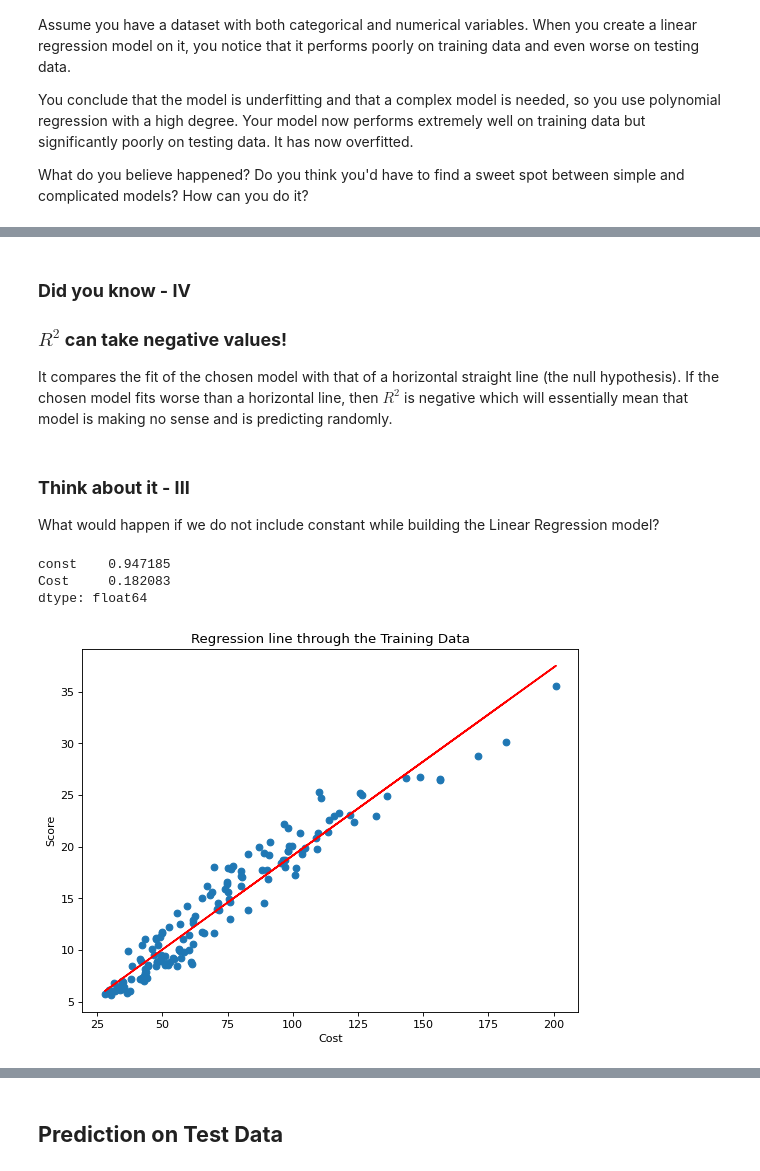
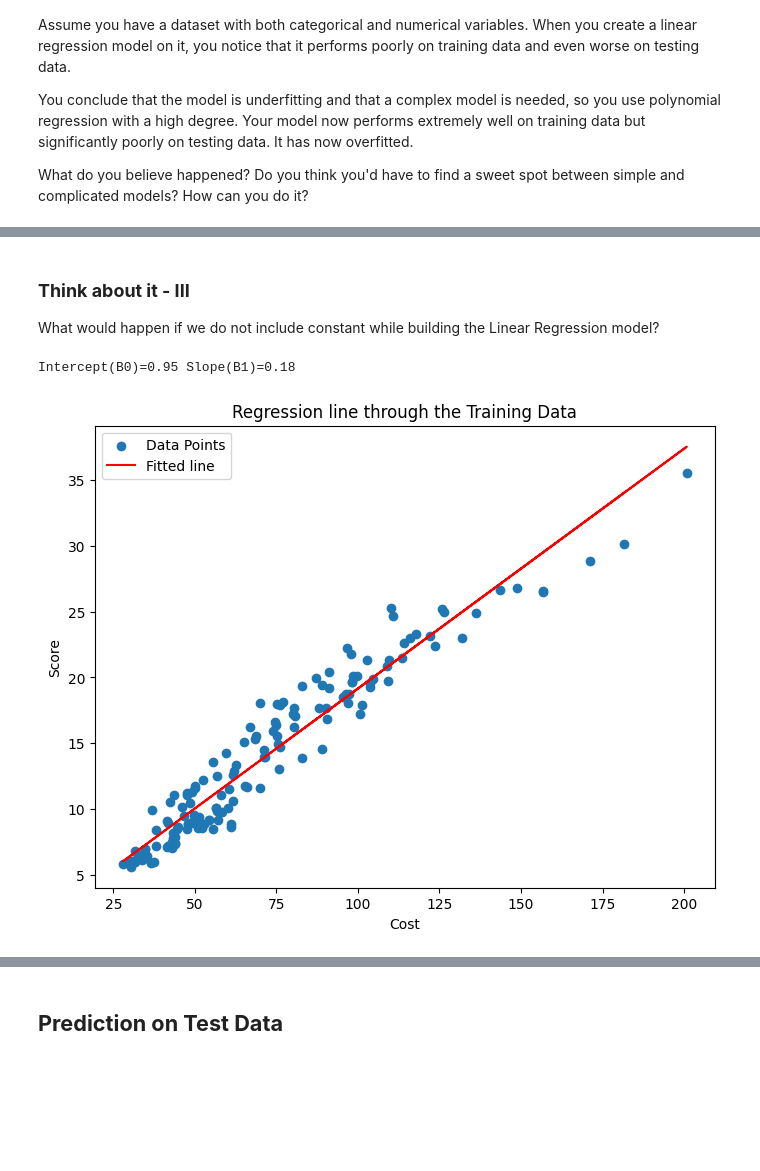
Before and after one commit to Tarek-Talaat-CS25/English_Premier_League_Prediction, a Jupyter notebook: notebooks/English Premier League Prediction.ipynb, the cells around one changed output, grey strips where cells are left out. Saved outputs shown, nothing was run; the diff lists cells and outputs as text; code cells hidden in the pictures; blank space fills up the shorter version.

```diff
--- a/notebooks/English Premier League Prediction.ipynb
+++ b/notebooks/English Premier League Prediction.ipynb
@@ -760,31 +278,25 @@ To understand other metrics in the summary such as AIC and BIC and to go into th
-# %% [markdown]
-### **Did you know - IV**
-
-### **$R^2$ can take negative values!**
-
-It compares the fit of the chosen model with that of a horizontal straight line (the null hypothesis). If the chosen model fits worse than a horizontal line, then $R^2$  is negative which will essentially mean that model is making no sense and is predicting randomly.
 # %% [markdown]
 ### **Think about it - III**
 
 What would happen if we do not include constant while building the Linear Regression model?
 # %%
 #Extract the B0, B1
-print(lr.params)
-b0=lr.params[0]
-b1=lr.params[1]
+b0=lr.params.iloc[0]
+b1=lr.params.iloc[1]
+
+print(f"Intercept(B0)={b0:0.2f} Slope(B1)={b1:0.2f} ")
 
 #Plot the fitted line on training data
-figure(figsize=(8, 6), dpi=80)
-plt.scatter(x_train, y_train)
+figure(figsize=(8, 6), dpi=100)
+plt.scatter(x_train, y_train, label='Data Points')
 
-plt.plot(x_train, b0+ b1*x_train, 'r')
+plt.plot(x_train, b0+ b1*x_train, color='red', label='Fitted line')
 plt.xlabel("Cost")
 plt.ylabel("Score")
 plt.title("Regression line through the Training Data")
 
+plt.legend()
 plt.show()
 # %% [output]
-const    0.947185
-Cost     0.182083
-dtype: float64
+Intercept(B0)=0.95 Slope(B1)=0.18
-[figure, old version]
+[figure, new version]
```
Also changed, not shown: parts of 54 cells of this notebook.
